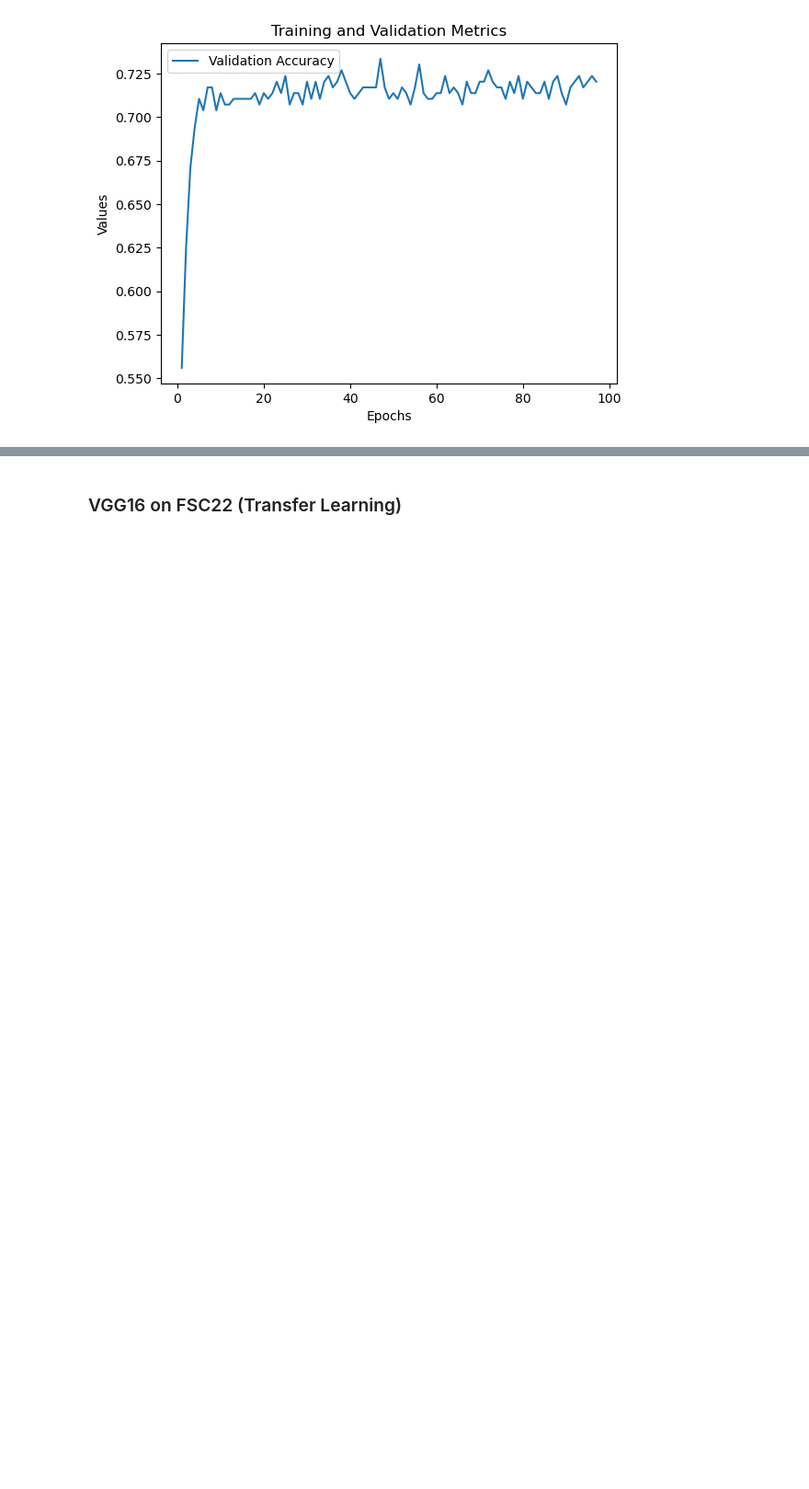
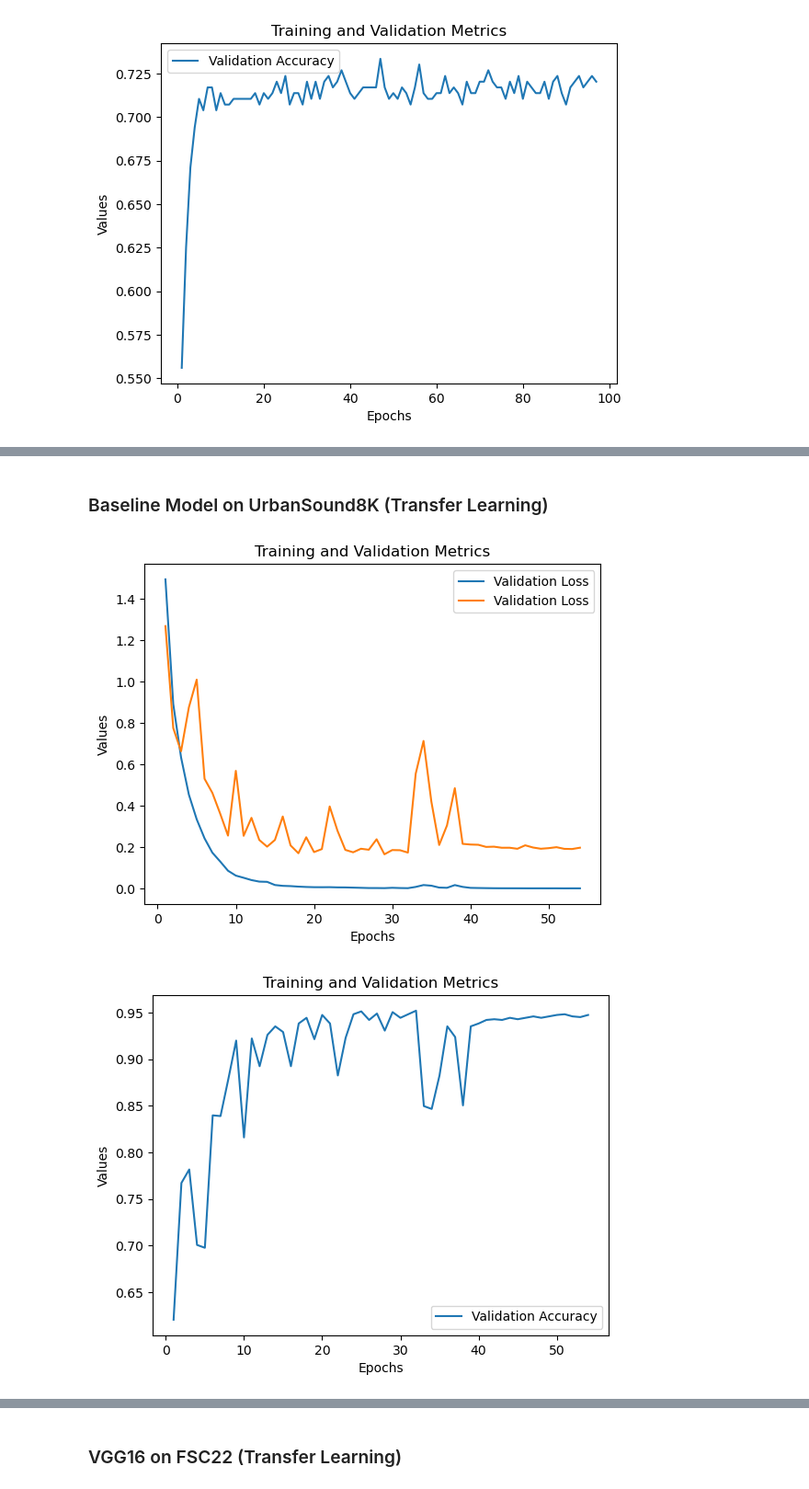
Before and after one commit to nparaskakis/deep-learning-ncsr, a Jupyter notebook: report.ipynb, the cells around one changed output, grey strips where cells are left out. Shown at 92% size. Drawn from its saved outputs; the diff is of its cells as text; code cells hidden in the pictures; blank space fills up the shorter version.

```diff
--- a/report.ipynb
+++ b/report.ipynb
@@ -639,8 +639,8 @@ def plot_metrics(log_dirs, metrics_dict):
     plt.show()
 
 log_dirs = {
-    'pretrained_models/trained/fsc22_melspectrograms_transfer_v2_CNN4/training_losses/Training_vs_Validation_Loss_Training': 'Training_vs_Validation_Loss',
-    'pretrained_models/trained/fsc22_melspectrograms_transfer_v2_CNN4/training_losses/Training_vs_Validation_Loss_Validation': 'Training_vs_Validation_Loss'
+    'pretrained_models/trained/fsc22_melspectrograms_transfer_v2_CNN4_0_fsd50k_pretrained/training_losses/Training_vs_Validation_Loss_Training': 'Training_vs_Validation_Loss',
+    'pretrained_models/trained/fsc22_melspectrograms_transfer_v2_CNN4_0_fsd50k_pretrained/training_losses/Training_vs_Validation_Loss_Validation': 'Training_vs_Validation_Loss'
 }
 
 metrics_to_plot = {
@@ -650,7 +650,7 @@ metrics_to_plot = {
 
 plot_metrics(log_dirs, metrics_to_plot)
 
-log_directory = 'pretrained_models/trained/fsc22_melspectrograms_transfer_v2_CNN4/training_losses/Val_Accuracy_Val_Accuracy'
+log_directory = 'pretrained_models/trained/fsc22_melspectrograms_transfer_v2_CNN4_0_fsd50k_pretrained/training_losses/Val_Accuracy_Val_Accuracy'
 metrics_to_plot = {
     'Val_Accuracy': 'Validation Accuracy'
 }
@@ -661,0 +691,2 @@ plot_metrics({log_directory: 'Val_Accuracy'}, metrics_to_plot)
+# %% [markdown]
+### Baseline Model on UrbanSound8K (Transfer Learning)
@@ -661,0 +726,52 @@ plot_metrics({log_directory: 'Val_Accuracy'}, metrics_to_plot)
+# %%
+import matplotlib.pyplot as plt
+from tensorboard.backend.event_processing.event_accumulator import EventAccumulator
+
+# Function to load TensorBoard logs
+def load_tensorboard_logs(log_dir):
+    event_acc = EventAccumulator(log_dir)
+    event_acc.Reload()
+    return event_acc
+
+# Function to extract scalar metrics
+def extract_scalars(event_acc, metric_name):
+    scalar_data = event_acc.Scalars(metric_name)
+    steps = [x.step for x in scalar_data]
+    values = [x.value for x in scalar_data]
+    return steps, values
+
+# Function to plot the metrics
+def plot_metrics(log_dirs, metrics_dict):
+    for log_dir, metric_name in log_dirs.items():
+        event_acc = load_tensorboard_logs(log_dir)
+        # print(f"Available tags in {log_dir}:", event_acc.Tags()['scalars'])
+        steps, values = extract_scalars(event_acc, metric_name)
+        plt.plot(steps, values, label=metrics_dict[metric_name])
+
+    plt.xlabel('Epochs')
+    plt.ylabel('Values')
+    plt.title('Training and Validation Metrics')
+    plt.legend()
+    plt.show()
+
+log_dirs = {
+    'pretrained_models/trained/urb_melspectrograms_transfer_v3_CNN4/training_losses/Training_vs_Validation_Loss_Training': 'Training_vs_Validation_Loss',
+    'pretrained_models/trained/urb_melspectrograms_transfer_v3_CNN4/training_losses/Training_vs_Validation_Loss_Validation': 'Training_vs_Validation_Loss'
+}
+
+metrics_to_plot = {
+    'Training_vs_Validation_Loss': 'Training Loss',
+    'Training_vs_Validation_Loss': 'Validation Loss'
+}
+
+plot_metrics(log_dirs, metrics_to_plot)
+
+log_directory = 'pretrained_models/trained/urb_melspectrograms_transfer_v3_CNN4/training_losses/Val_Accuracy_Val_Accuracy'
+metrics_to_plot = {
+    'Val_Accuracy': 'Validation Accuracy'
+}
+
+plot_metrics({log_directory: 'Val_Accuracy'}, metrics_to_plot)
+# %% [output]
+[figure, added]
+[figure, added]
```
Also changed, not shown: parts of 16 cells of this notebook, 9 other files.
